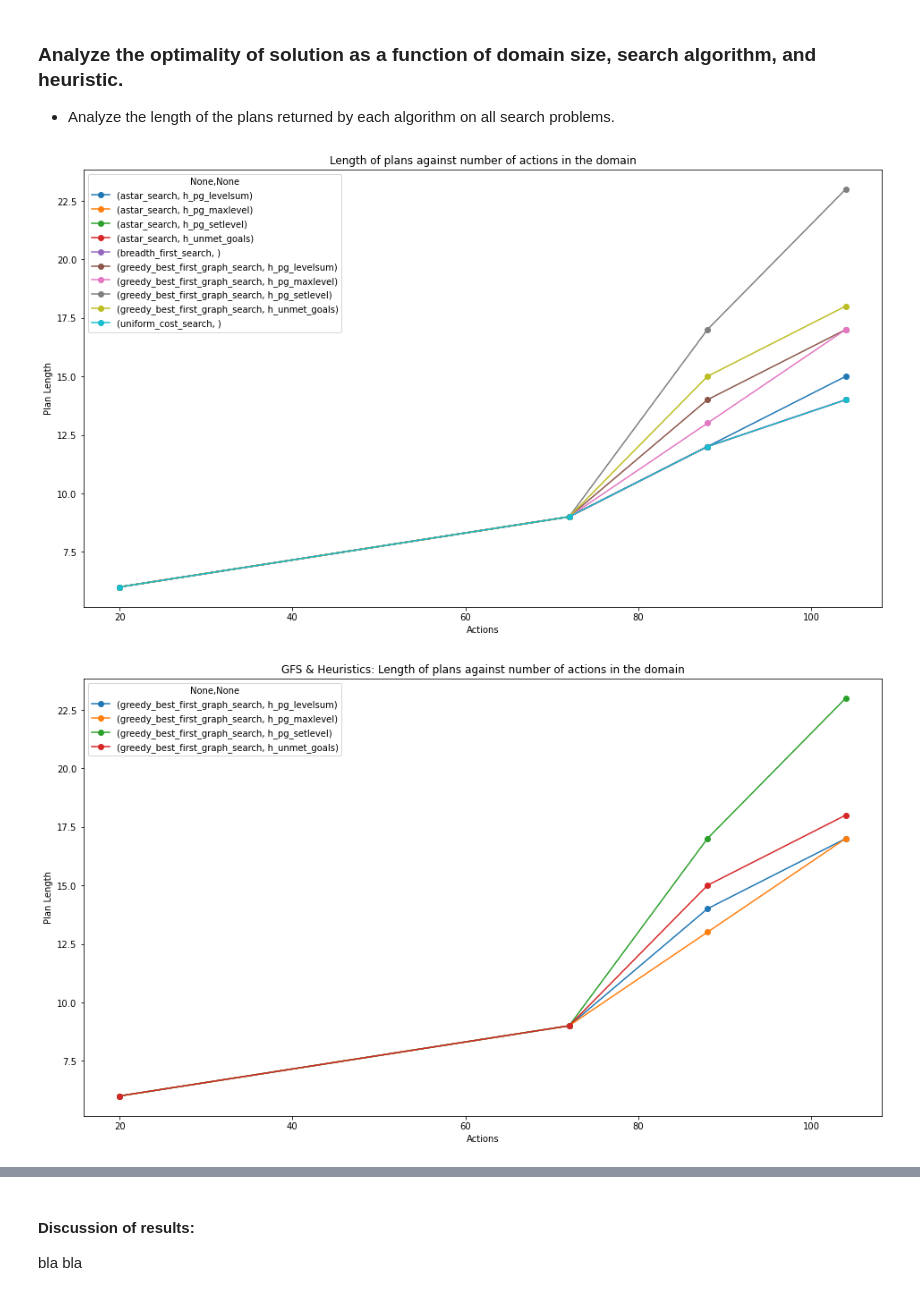
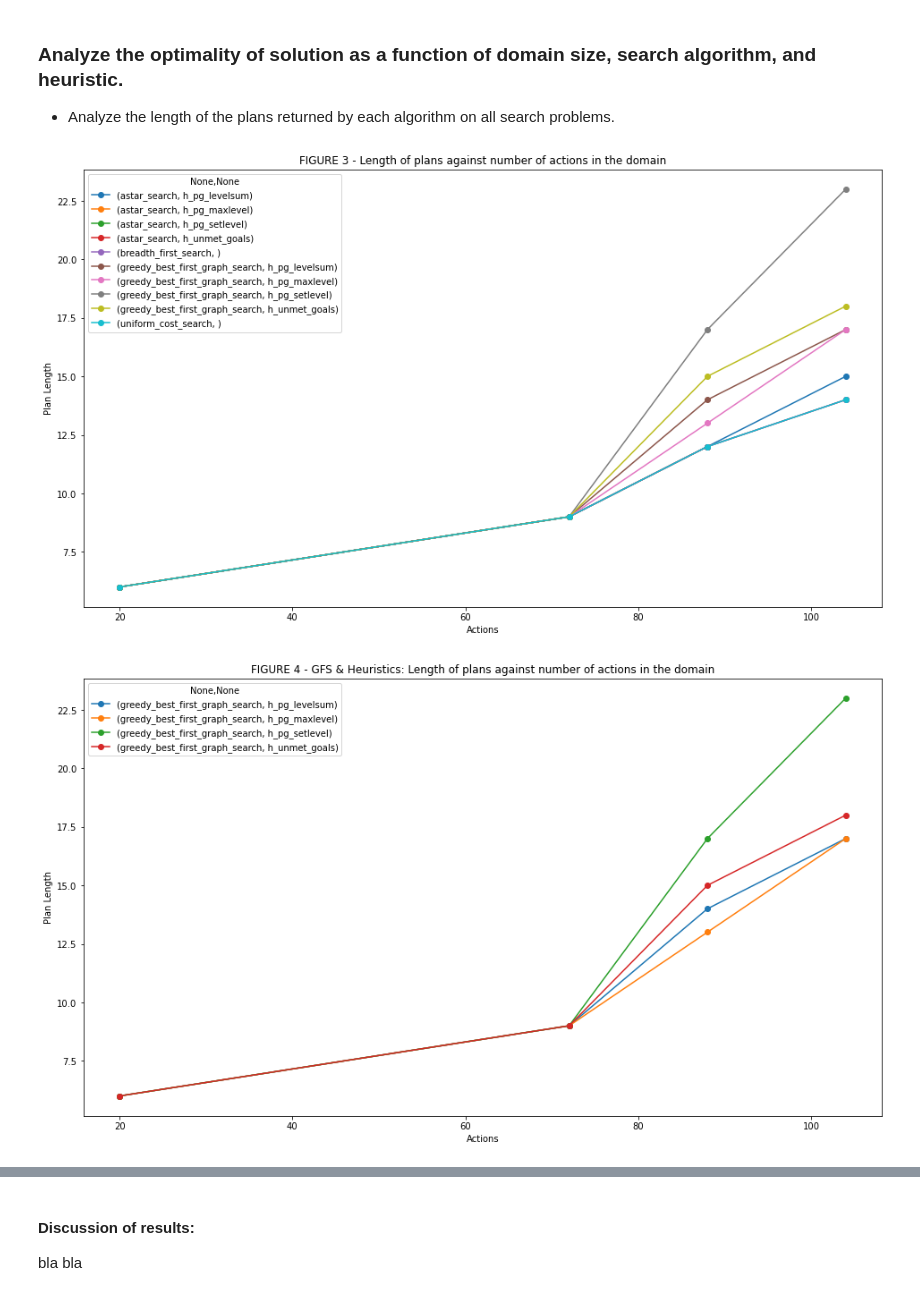
Before and after one commit to johngreibelarsen/ai-classical-planning, a Jupyter notebook: forward_planning_agent.ipynb, the cells around one changed output, grey strips where cells are left out. Drawn from its saved outputs; the diff is of its cells as text; code cells hidden in the pictures.

```diff
--- a/forward_planning_agent.ipynb
+++ b/forward_planning_agent.ipynb
@@ -132,23 +132,23 @@ bla bla
 # %%
 df_plot = df_combined.reset_index()
 df_plot = df_plot[df_plot.Search_Algo != 'depth_first_graph_search'] # remove depth_first_graph_search as plan length is 'noise'
 df_plot = df_plot.set_index('Actions', inplace=False)
 df_plot.groupby(['Search_Algo', 'Heuristic'])['Plan_Length'].plot(ylabel='Plan Length', legend=True, marker='o',
                                                                  figsize=(16,9), logy=False,
-                                                                 title='Length of plans against number of actions in the domain')
+                                                                 title='FIGURE 3 - Length of plans against number of actions in the domain')
 plt.show()
 # %% [output]
-[figure, old version]
+[figure, new version]
 # %%
 df_plot = df_combined.reset_index()
 df_plot = df_plot[df_plot.Search_Algo == 'greedy_best_first_graph_search'] # remove depth_first_graph_search as plan length is 'noise'
 df_plot = df_plot.set_index('Actions', inplace=False)
 df_plot.groupby(['Search_Algo', 'Heuristic'])['Plan_Length'].plot(ylabel='Plan Length', legend=True, marker='o',
                                                                  figsize=(16,9), logy=False,
-                                                                 title='GFS & Heuristics: Length of plans against number of actions in the domain')
+                                                                 title='FIGURE 4 - GFS & Heuristics: Length of plans against number of actions in the domain')
 plt.show()
 # %% [output]
-[figure, old version]
+[figure, new version]
 # %%
 df_plot = df_combined.reset_index()
 df_plot = df_plot[df_plot.Search_Algo == 'astar_search'] # remove depth_first_graph_search as plan length is 'noise'
```
Also changed, not shown: parts of 4 cells of this notebook.
